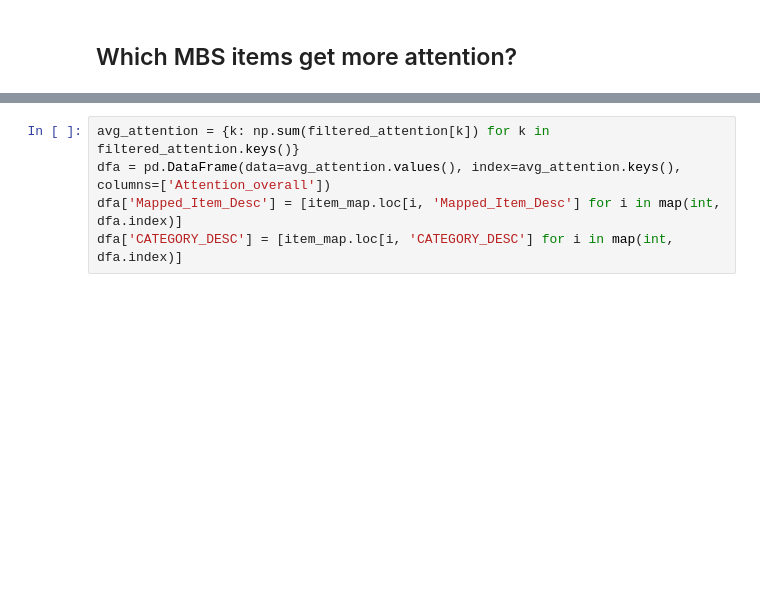
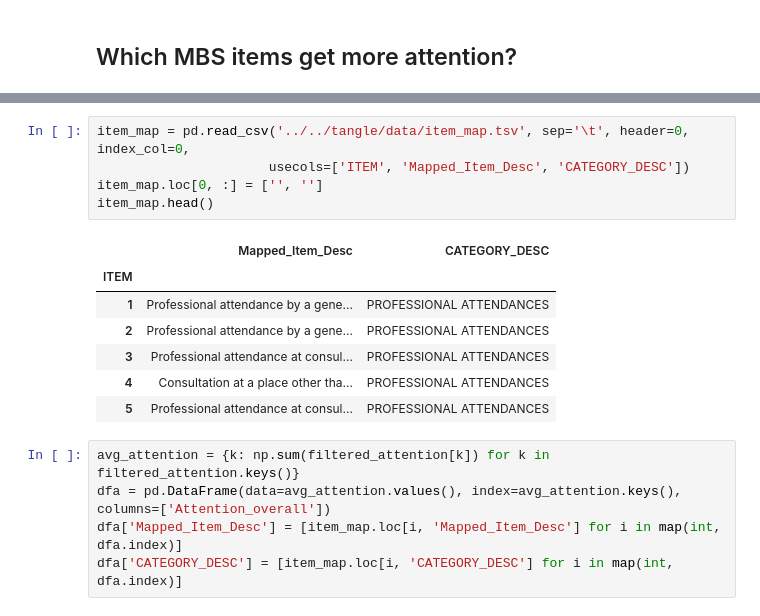
Before and after one commit to samuelefiorini/tangle, a Jupyter notebook: notebooks/models/attention_viz.ipynb, the cells around one changed output, grey strips where cells are left out. Saved outputs shown, nothing was run; the diff lists cells and outputs as text; blank space fills up the shorter version.

```diff
--- a/notebooks/models/attention_viz.ipynb
+++ b/notebooks/models/attention_viz.ipynb
@@ -352,3 +201,16 @@ print(len(filtered_attention.keys()))
+# %%
+item_map = pd.read_csv('../../tangle/data/item_map.tsv', sep='\t', header=0, index_col=0,
+                      usecols=['ITEM', 'Mapped_Item_Desc', 'CATEGORY_DESC'])
+item_map.loc[0, :] = ['', '']
+item_map.head()
+# %% [output]
+|  | Mapped_Item_Desc | CATEGORY_DESC |
+| ITEM |  |  |
+| 1 | Professional attendance by a gene... | PROFESSIONAL ATTENDANCES |
+| 2 | Professional attendance by a gene... | PROFESSIONAL ATTENDANCES |
+| 3 | Professional attendance at consul... | PROFESSIONAL ATTENDANCES |
+| 4 | Consultation at a place other tha... | PROFESSIONAL ATTENDANCES |
+| 5 | Professional attendance at consul... | PROFESSIONAL ATTENDANCES |
 # %%
 avg_attention = {k: np.sum(filtered_attention[k]) for k in filtered_attention.keys()}
 dfa = pd.DataFrame(data=avg_attention.values(), index=avg_attention.keys(), columns=['Attention_overall'])
```
Also changed, not shown: parts of 55 cells of this notebook, 1 other file.
